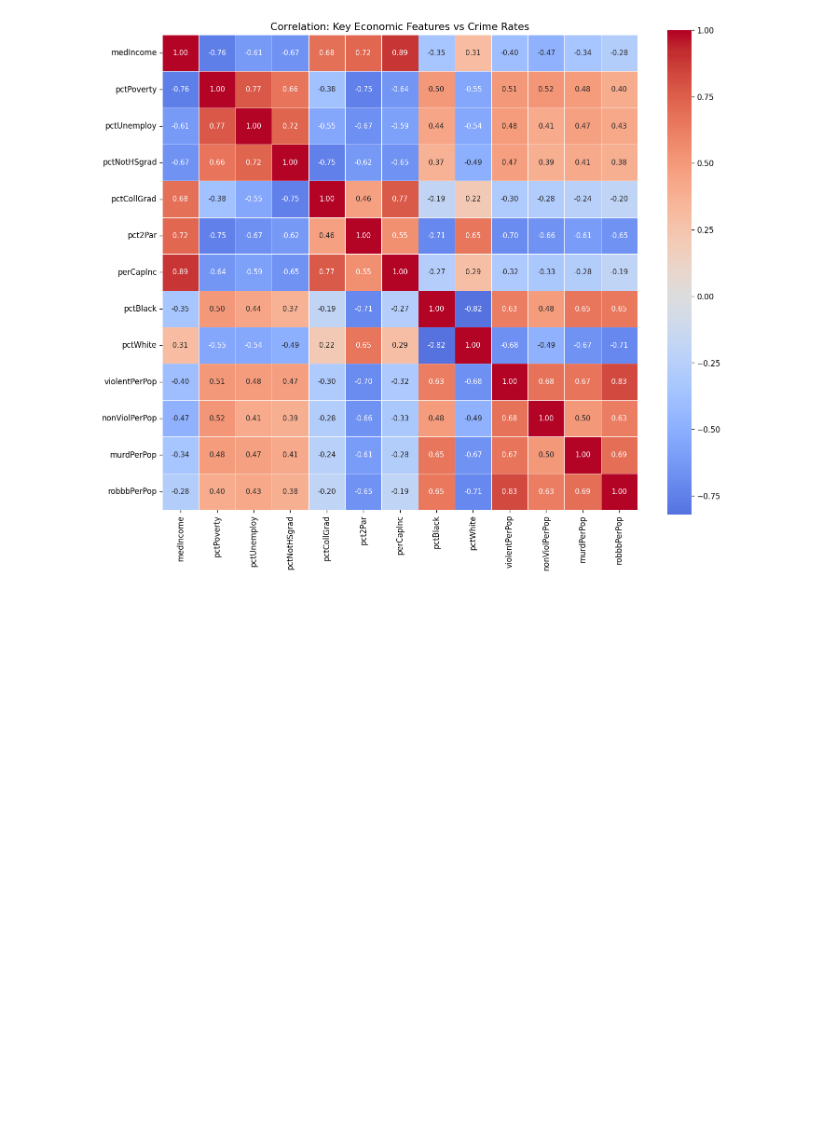
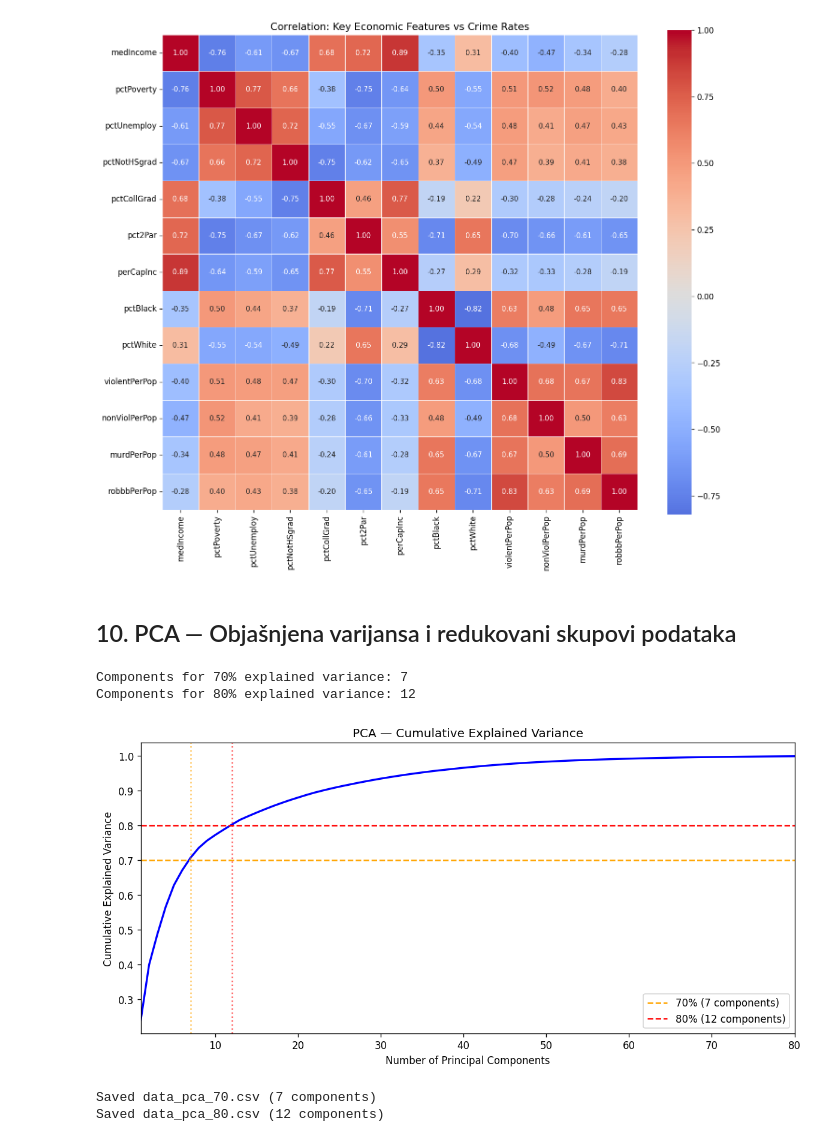
Before and after one commit to davidcuruvija/ip2-project-2026, a Jupyter notebook: 01_preprocessing_eda.ipynb, the cells around one changed output. Cells and saved outputs as stored; diff of their text form; code cells hidden in the pictures; blank space fills up the shorter version.

```diff
--- a/01_preprocessing_eda.ipynb
+++ b/01_preprocessing_eda.ipynb
@@ -423,3 +423,43 @@ plt.savefig('figures/correlation_heatmap.png', dpi=150, bbox_inches='tight')
 plt.show()
 # %% [output]
 [figure]
+# %% [markdown]
+## 10. PCA — Objašnjena varijansa i redukovani skupovi podataka
+# %%
+pca_full = PCA(random_state=42)
+pca_full.fit(X_scaled)
+cumvar = np.cumsum(pca_full.explained_variance_ratio_)
+
+n_70 = int(np.argmax(cumvar >= 0.70)) + 1
+n_80 = int(np.argmax(cumvar >= 0.80)) + 1
+print(f'Components for 70% explained variance: {n_70}')
+print(f'Components for 80% explained variance: {n_80}')
+
+fig, ax = plt.subplots(figsize=(10, 5))
+ax.plot(range(1, len(cumvar) + 1), cumvar, 'b-', linewidth=2)
+ax.axhline(y=0.70, color='orange', linestyle='--', label=f'70% ({n_70} components)')
+ax.axhline(y=0.80, color='red', linestyle='--', label=f'80% ({n_80} components)')
+ax.axvline(x=n_70, color='orange', linestyle=':', alpha=0.6)
+ax.axvline(x=n_80, color='red', linestyle=':', alpha=0.6)
+ax.set_xlabel('Number of Principal Components')
+ax.set_ylabel('Cumulative Explained Variance')
+ax.set_title('PCA — Cumulative Explained Variance')
+ax.legend()
+ax.set_xlim(1, 80)
+plt.tight_layout()
+plt.savefig('figures/pca_variance.png', dpi=150, bbox_inches='tight')
+plt.show()
+
+for n_comp, label in [(n_70, 'pca_70'), (n_80, 'pca_80')]:
+    pca_n = PCA(n_components=n_comp, random_state=42)
+    X_pca = pca_n.fit_transform(X_scaled)
+    pd.DataFrame(X_pca, columns=[f'PC{i+1}' for i in range(n_comp)]).to_csv(
+        f'data_{label}.csv', index=False
+    )
+    print(f'Saved data_{label}.csv ({n_comp} components)')
+# %% [output]
+Components for 70% explained variance: 7
+Components for 80% explained variance: 12
+[figure, added]
+Saved data_pca_70.csv (7 components)
+Saved data_pca_80.csv (12 components)
```
Also changed, not shown: parts of 8 cells of this notebook, 3 other files.
